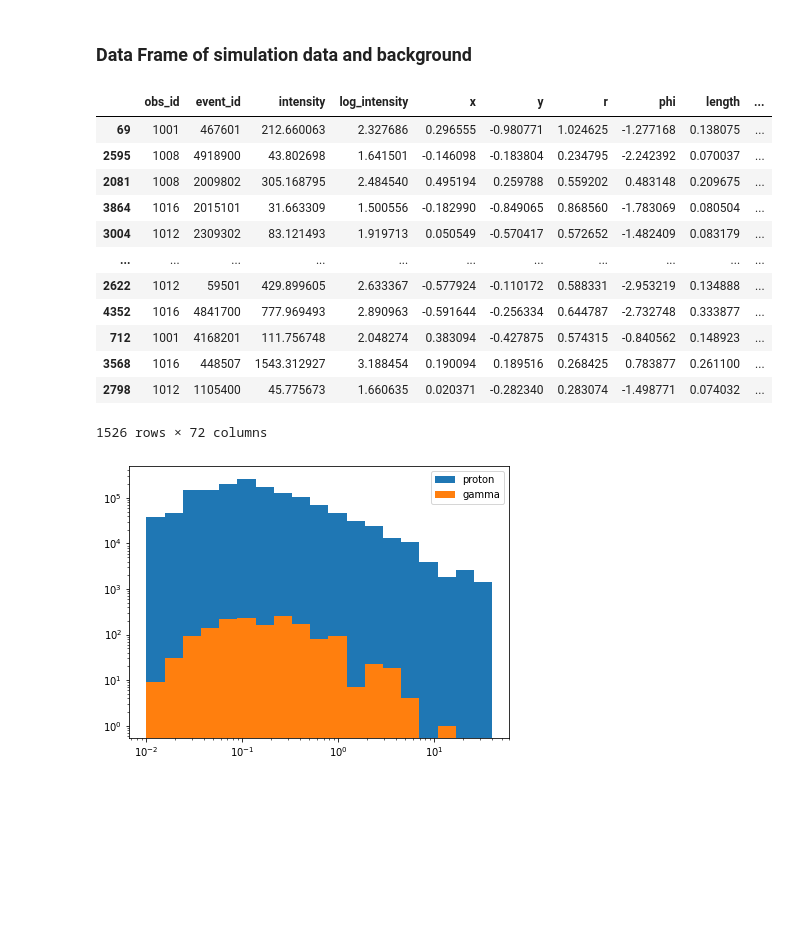
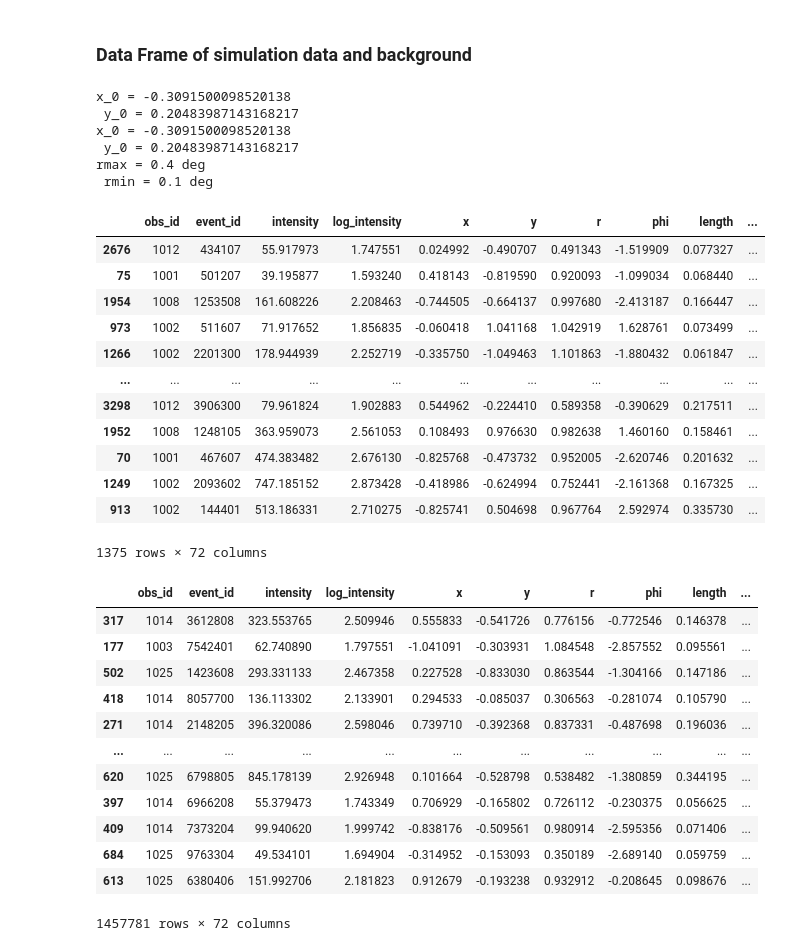
Before and after one commit to cta-observatory/srcsim, a Jupyter notebook: Plot.ipynb, the cells around one changed output. Cells and saved outputs as stored; diff of their text form; code cells hidden in the pictures; blank space fills up the shorter version.

```diff
--- a/Plot.ipynb
+++ b/Plot.ipynb
@@ -21,8 +21,12 @@ obs = observation(sim, src)
 ## Spatial Weights
 # %%
 src_disk = source_object(shape="disk")
-src_ring = source_object(rmin = 0.5)
-src_gauss = source_object(shape="gaussian")
+src_gauss = source_object(shape="gauss")
+src_ring = source_object(rmin=0.3*u.deg)
+
+obs_disk = observation(sim, src_disk)
+obs_gauss = observation(sim, src_gauss)
+obs_ring = observation(sim, src_ring)
 # %%
 plt.figure(figsize=(16, 5))
 plt.subplot(141, aspect='equal')
@@ -263,41 +318,46 @@ plt.legend();
 # %% [markdown]
 ### Data Frame of simulation data and background
 # %%
-obs.final_sim(write=True)
+obs_gauss.final_sim(write=True)
 filename = './simulation.h5'
 data = pd.read_hdf(filename, key='dl2/event/telescope/parameters/LST_LSTCam')
 data
 # %% [output]
+x_0 = -0.3091500098520138
+ y_0 = 0.20483987143168217
+x_0 = -0.3091500098520138
+ y_0 = 0.20483987143168217
+rmax = 0.4 deg
+ rmin = 0.1 deg
 |  | obs_id | event_id | intensity | log_intensity | x | y | r | phi | length | ... |
-| 69 | 1001 | 467601 | 212.660063 | 2.327686 | 0.296555 | -0.980771 | 1.024625 | -1.277168 | 0.138075 | ... |
-| 2595 | 1008 | 4918900 | 43.802698 | 1.641501 | -0.146098 | -0.183804 | 0.234795 | -2.242392 | 0.070037 | ... |
-| 2081 | 1008 | 2009802 | 305.168795 | 2.484540 | 0.495194 | 0.259788 | 0.559202 | 0.483148 | 0.209675 | ... |
-| 3864 | 1016 | 2015101 | 31.663309 | 1.500556 | -0.182990 | -0.849065 | 0.868560 | -1.783069 | 0.080504 | ... |
-| 3004 | 1012 | 2309302 | 83.121493 | 1.919713 | 0.050549 | -0.570417 | 0.572652 | -1.482409 | 0.083179 | ... |
+| 2676 | 1012 | 434107 | 55.917973 | 1.747551 | 0.024992 | -0.490707 | 0.491343 | -1.519909 | 0.077327 | ... |
+| 75 | 1001 | 501207 | 39.195877 | 1.593240 | 0.418143 | -0.819590 | 0.920093 | -1.099034 | 0.068440 | ... |
+| 1954 | 1008 | 1253508 | 161.608226 | 2.208463 | -0.744505 | -0.664137 | 0.997680 | -2.413187 | 0.166447 | ... |
+| 973 | 1002 | 511607 | 71.917652 | 1.856835 | -0.060418 | 1.041168 | 1.042919 | 1.628761 | 0.073499 | ... |
+| 1266 | 1002 | 2201300 | 178.944939 | 2.252719 | -0.335750 | -1.049463 | 1.101863 | -1.880432 | 0.061847 | ... |
 | ... | ... | ... | ... | ... | ... | ... | ... | ... | ... | ... |
-| 2622 | 1012 | 59501 | 429.899605 | 2.633367 | -0.577924 | -0.110172 | 0.588331 | -2.953219 | 0.134888 | ... |
-| 4352 | 1016 | 4841700 | 777.969493 | 2.890963 | -0.591644 | -0.256334 | 0.644787 | -2.732748 | 0.333877 | ... |
-| 712 | 1001 | 4168201 | 111.756748 | 2.048274 | 0.383094 | -0.427875 | 0.574315 | -0.840562 | 0.148923 | ... |
-| 3568 | 1016 | 448507 | 1543.312927 | 3.188454 | 0.190094 | 0.189516 | 0.268425 | 0.783877 | 0.261100 | ... |
-| 2798 | 1012 | 1105400 | 45.775673 | 1.660635 | 0.020371 | -0.282340 | 0.283074 | -1.498771 | 0.074032 | ... |
+| 3298 | 1012 | 3906300 | 79.961824 | 1.902883 | 0.544962 | -0.224410 | 0.589358 | -0.390629 | 0.217511 | ... |
+| 1952 | 1008 | 1248105 | 363.959073 | 2.561053 | 0.108493 | 0.976630 | 0.982638 | 1.460160 | 0.158461 | ... |
+| 70 | 1001 | 467607 | 474.383482 | 2.676130 | -0.825768 | -0.473732 | 0.952005 | -2.620746 | 0.201632 | ... |
+| 1249 | 1002 | 2093602 | 747.185152 | 2.873428 | -0.418986 | -0.624994 | 0.752441 | -2.161368 | 0.167325 | ... |
+| 913 | 1002 | 144401 | 513.186331 | 2.710275 | -0.825741 | 0.504698 | 0.967764 | 2.592974 | 0.335730 | ... |
-1526 rows × 72 columns
+1375 rows × 72 columns
 # %%
-plt.figure(figsize=(15, 5))
-
-plt.subplot(121)
-plt.semilogy()
-plt.semilogx()
-plt.hist(
-    sim.mc_energy_proton.value,
-    bins= binning,
-    weights = obs.background_weighting(),
-    label="proton"
-)
-plt.hist(
-    obs.final_sim()['mc_energy'],
-    bins= binning,
-    label="gamma"
-)
-plt.legend();
+obs.final_background_sim(write=True)
+name = './background.h5'
+background = pd.read_hdf(name, key='dl2/event/telescope/parameters/LST_LSTCam')
+background
 # %% [output]
-[figure, removed]
+|  | obs_id | event_id | intensity | log_intensity | x | y | r | phi | length | ... |
+| 317 | 1014 | 3612808 | 323.553765 | 2.509946 | 0.555833 | -0.541726 | 0.776156 | -0.772546 | 0.146378 | ... |
+| 177 | 1003 | 7542401 | 62.740890 | 1.797551 | -1.041091 | -0.303931 | 1.084548 | -2.857552 | 0.095561 | ... |
+| 502 | 1025 | 1423608 | 293.331133 | 2.467358 | 0.227528 | -0.833030 | 0.863544 | -1.304166 | 0.147186 | ... |
+| 418 | 1014 | 8057700 | 136.113302 | 2.133901 | 0.294533 | -0.085037 | 0.306563 | -0.281074 | 0.105790 | ... |
+| 271 | 1014 | 2148205 | 396.320086 | 2.598046 | 0.739710 | -0.392368 | 0.837331 | -0.487698 | 0.196036 | ... |
+| ... | ... | ... | ... | ... | ... | ... | ... | ... | ... | ... |
+| 620 | 1025 | 6798805 | 845.178139 | 2.926948 | 0.101664 | -0.528798 | 0.538482 | -1.380859 | 0.344195 | ... |
+| 397 | 1014 | 6966208 | 55.379473 | 1.743349 | 0.706929 | -0.165802 | 0.726112 | -0.230375 | 0.056625 | ... |
+| 409 | 1014 | 7373204 | 99.940620 | 1.999742 | -0.838176 | -0.509561 | 0.980914 | -2.595356 | 0.071406 | ... |
+| 684 | 1025 | 9763304 | 49.534101 | 1.694904 | -0.314952 | -0.153093 | 0.350189 | -2.689140 | 0.059759 | ... |
+| 613 | 1025 | 6380406 | 151.992706 | 2.181823 | 0.912679 | -0.193238 | 0.932912 | -0.208645 | 0.098676 | ... |
+1457781 rows × 72 columns
```
Also changed, not shown: parts of 8 cells of this notebook, 3 other files.
